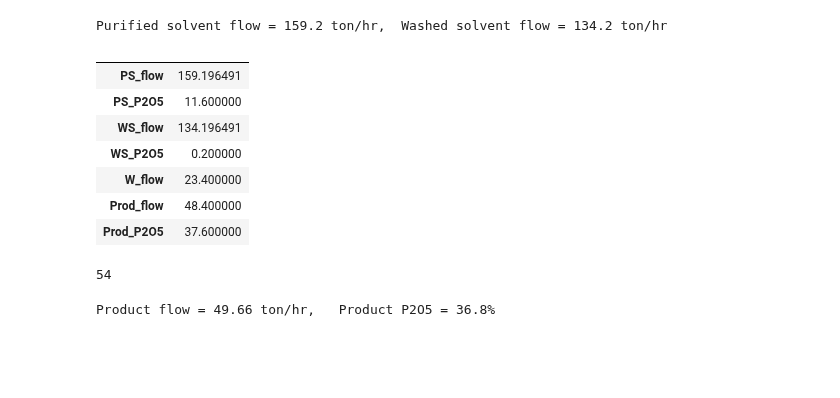
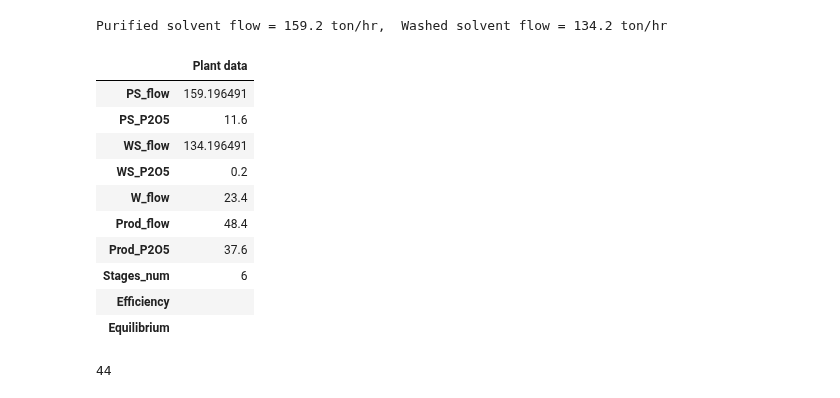
Before and after one commit to vladgap/LLC, a Jupyter notebook: Rotem LLC simulation 9.ipynb, the cells around one changed output. Saved outputs shown, nothing was run; the diff lists cells and outputs as text; code cells hidden in the pictures; blank space fills up the shorter version.

```diff
--- a/Rotem LLC simulation 9.ipynb
+++ b/Rotem LLC simulation 9.ipynb
@@ -1077,23 +1077,24 @@ print ('Purified solvent flow =',f"{PS_flow:.1f}",'ton/hr,  ' 'Washed solvent fl
 # %% [output]
 Purified solvent flow = 159.2 ton/hr,  Washed solvent flow = 134.2 ton/hr
 # %%
-plant_data=pd.DataFrame([PS_flow,PS_P2O5,WS_flow,WS_P2O5,W_flow,Prod_flow,Prod_P2O5], index=['PS_flow','PS_P2O5','WS_flow','WS_P2O5','W_flow','Prod_flow','Prod_P2O5'], columns=[''])
-plant_data
+summary_table8=pd.DataFrame([PS_flow,PS_P2O5,WS_flow,WS_P2O5,W_flow,Prod_flow,Prod_P2O5,6,'', ''],
+                        index=['PS_flow','PS_P2O5','WS_flow','WS_P2O5','W_flow','Prod_flow','Prod_P2O5', 'Stages_num', 'Efficiency', 'Equilibrium'],
+                        columns=['Plant data'])
+summary_table8
 # %% [output]
-|  |  |
+|  | Plant data |
 | PS_flow | 159.196491 |
-| PS_P2O5 | 11.600000 |
+| PS_P2O5 | 11.6 |
 | WS_flow | 134.196491 |
-| WS_P2O5 | 0.200000 |
-| W_flow | 23.400000 |
-| Prod_flow | 48.400000 |
-| Prod_P2O5 | 37.600000 |
+| WS_P2O5 | 0.2 |
+| W_flow | 23.4 |
+| Prod_flow | 48.4 |
+| Prod_P2O5 | 37.6 |
+| Stages_num | 6 |
+| Efficiency |  |
+| Equilibrium |  |
 # %%
-bat8_1=LLC.Battery(stages_num=6, Oin=PS_flow, Ain=W_flow, yin=[8.5, PS_P2O5/71*98, .07], xin=[0, 0, .02], EQUIL=EQUIL_rotem_washing3, eff=.7, convergence=1E-3)
+bat8_1=LLC.Battery(stages_num=6, Oin=PS_flow, Ain=W_flow, yin=[12, PS_P2O5/71*98, .07], xin=[0, 0, .02], EQUIL=EQUIL_rotem_washing3_2, eff=.7, convergence=1E-3)
 bat8_1.runs
 # %% [output]
-54
+44
-# %%
-print ('Product flow =',f"{bat8_1.Aout:.2f}",'ton/hr,  ', 'Product P2O5 =',f"{bat8_1.xout[1]/98*71/100:.1%}")
-# %% [output]
-Product flow = 49.66 ton/hr,   Product P2O5 = 36.8%
```
Also changed, not shown: parts of 5 cells of this notebook.
